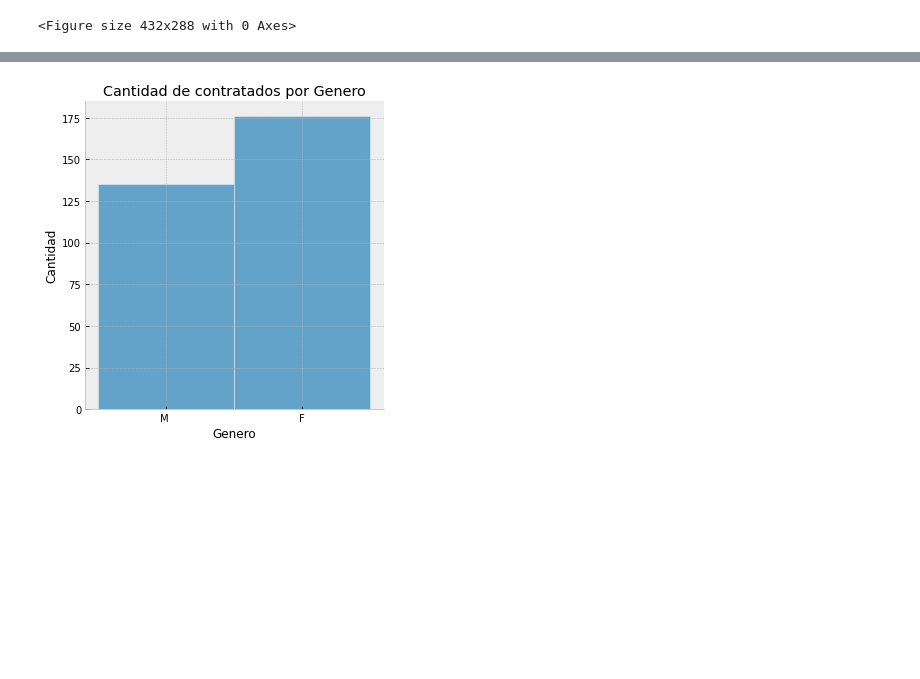
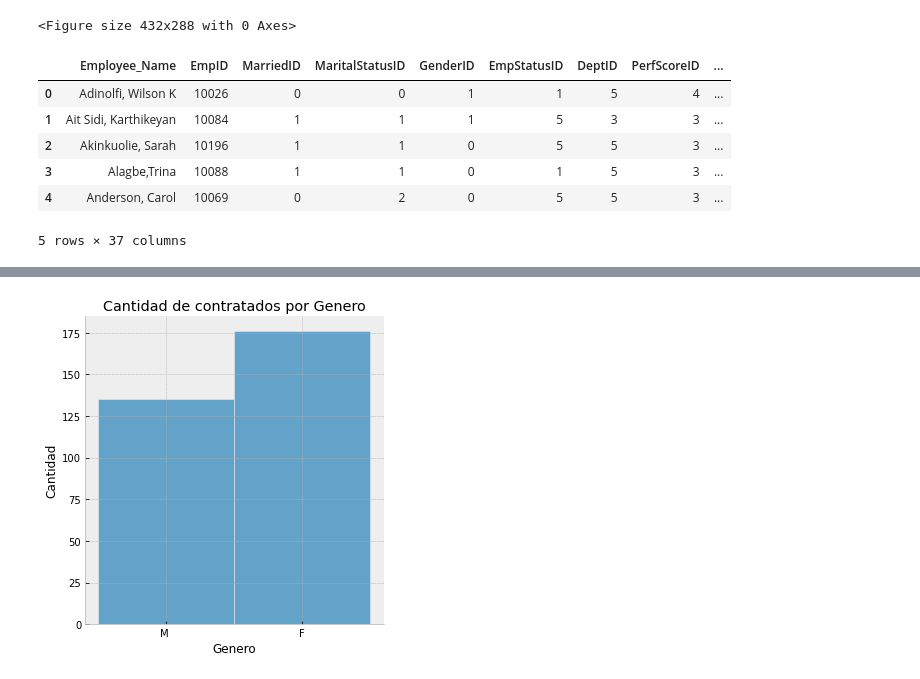
Before and after one commit to gabrielmazzitelli86/CoderHouse_Visualizaciones, a Jupyter notebook: Visualizacion+Mazzitelli Version 2.ipynb, the cells around one changed output, grey strips where cells are left out. Cells and saved outputs as stored; diff of their text form; code cells hidden in the pictures; blank space fills up the shorter version.

```diff
--- a/Visualizacion+Mazzitelli Version 2.ipynb
+++ b/Visualizacion+Mazzitelli Version 2.ipynb
@@ -9,9 +9,10 @@ mpl.style.use('bmh')
 import seaborn as sns
 import os
 # %%
-df= pd.read_csv(r'./HRDataset_v14.csv', sep=',')
-print(df.shape)
-df.head(2)
+#Lectura del archivo CSV y presentacion del mismo
+df_employees= pd.read_csv(r'./HRDataset_v14.csv', sep=',') #importo el CSV en un dataframe df_employees
+print(df_employees.shape)
+df_employees.head(2)
 # %% [output]
 (311, 36)
 |  | Employee_Name | EmpID | MarriedID | MaritalStatusID | GenderID | EmpStatusID | DeptID | PerfScoreID | ... |
@@ -72,14 +73,19 @@ plt.figure();
 [figure]
 <Figure size 432x288 with 0 Axes>
 # %%
-fecha = df['DateofHire']
-fecha = pd.DatetimeIndex(fecha)
-fecha
-df['date'] = fecha
-df['year'] = pd.DatetimeIndex(df['DateofHire']).year
-
-
-df1 = df[['EmpID', 'year']]
-df1.head()
-df1=df1.groupby(['year'])
-df1=df1.count().sort_values(['year'], ascending=False)
+#Contrataciones por AÑO
+#en esta seccion extraigo la fecha para convertirla en datetime
+fecha = df_employees['DateofHire']  #copio la columna en fecha
+fecha = pd.DatetimeIndex(fecha) #convierto a datetime
+#revisar hasta aca al final no hacia falta la conversion!!
+##df_employees['date'] = fecha #agrego la columna date en el df_employees
+df_employees['year'] = pd.DatetimeIndex(df_employees['DateofHire']).year #extraigo la el año de DateOfHire
+df_employees.head()
+# %% [output]
+|  | Employee_Name | EmpID | MarriedID | MaritalStatusID | GenderID | EmpStatusID | DeptID | PerfScoreID | ... |
+| 0 | Adinolfi, Wilson K | 10026 | 0 | 0 | 1 | 1 | 5 | 4 | ... |
+| 1 | Ait Sidi, Karthikeyan | 10084 | 1 | 1 | 1 | 5 | 3 | 3 | ... |
+| 2 | Akinkuolie, Sarah | 10196 | 1 | 1 | 0 | 5 | 5 | 3 | ... |
+| 3 | Alagbe,Trina | 10088 | 1 | 1 | 0 | 1 | 5 | 3 | ... |
+| 4 | Anderson, Carol | 10069 | 0 | 2 | 0 | 5 | 5 | 3 | ... |
+5 rows × 37 columns
```
Also changed, not shown: parts of 10 cells of this notebook.
